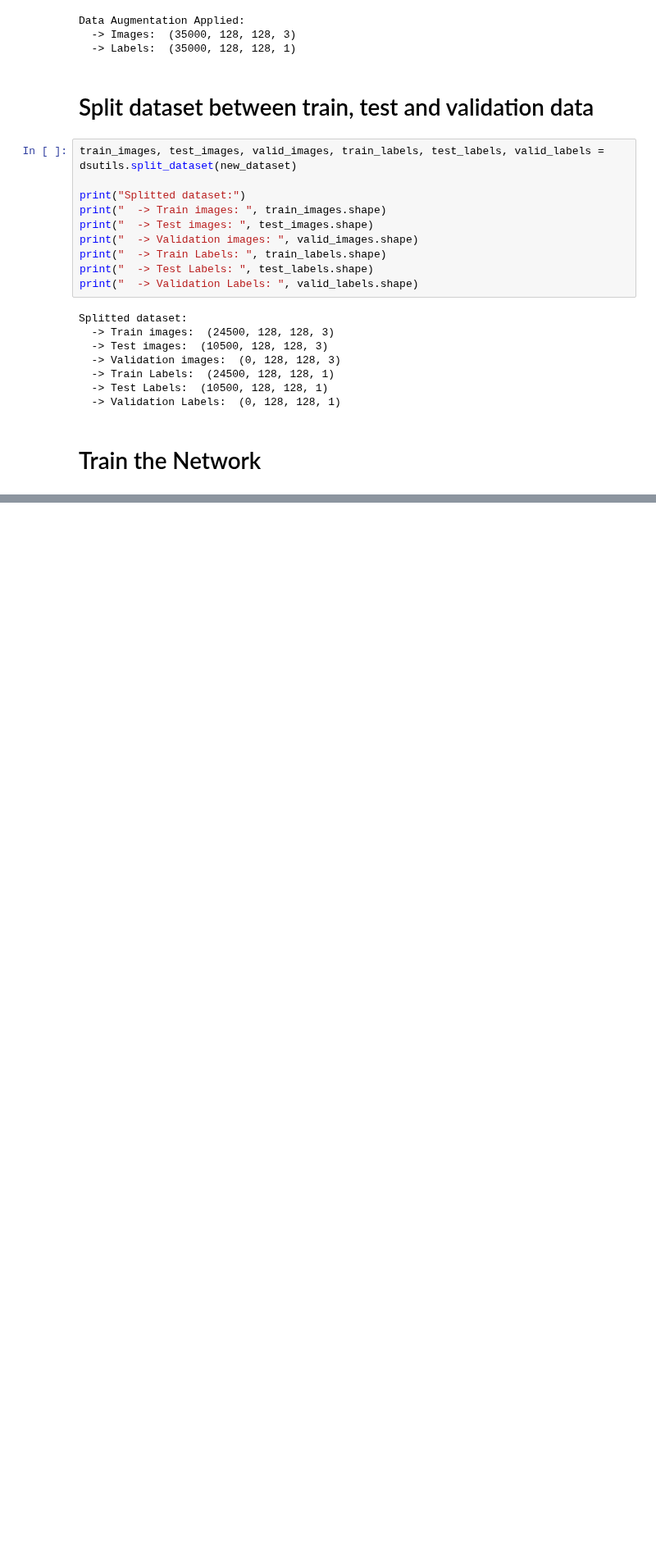
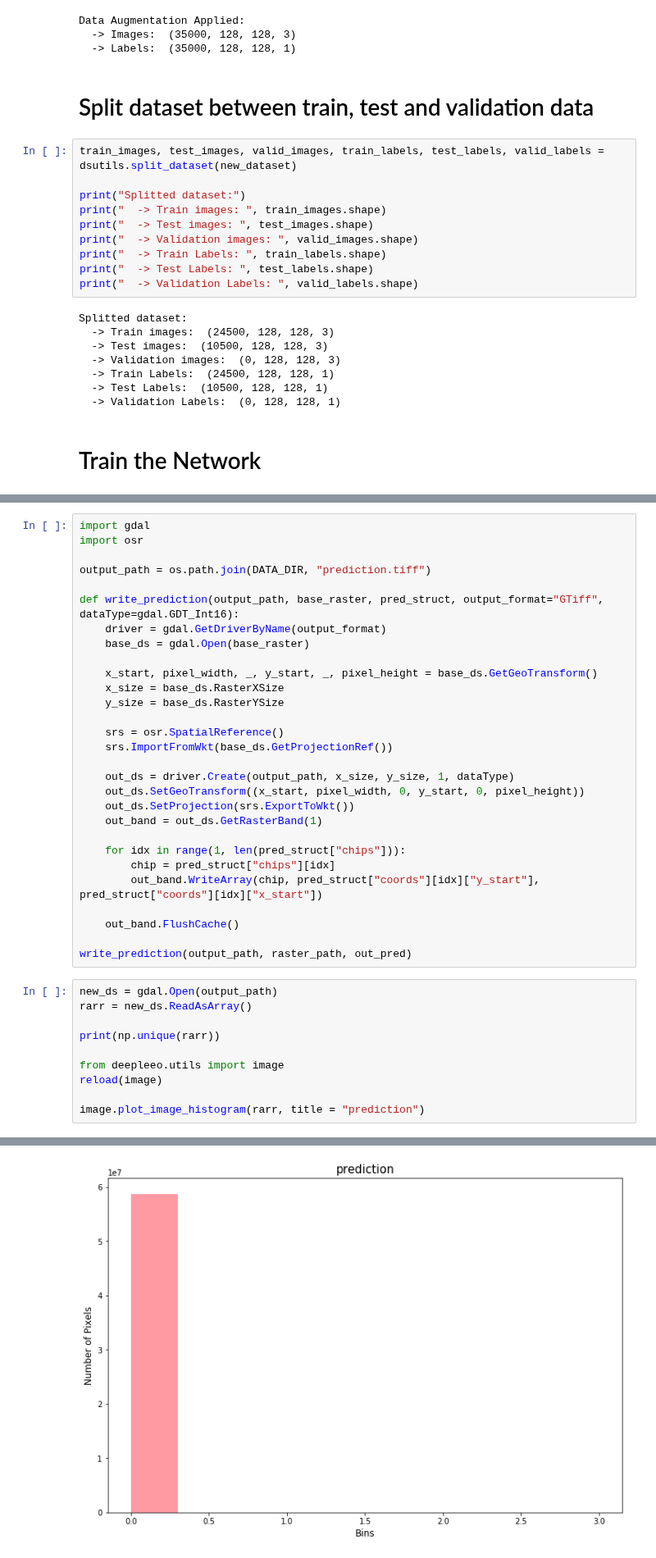
Before and after one commit to rvmaretto/deepgeo, a Jupyter notebook: notebooks/train_fcn.ipynb, the cells around one changed output, grey strips where cells are left out. Shown at 82% size. Drawn from its saved outputs; the diff is of its cells as text; blank space fills up the shorter version.

```diff
--- a/notebooks/train_fcn.ipynb
+++ b/notebooks/train_fcn.ipynb
@@ -170,0 +182,40 @@ Classifying image with structure  (3660, 128, 128, 3) ...
+# %%
+import gdal
+import osr
+
+output_path = os.path.join(DATA_DIR, "prediction.tiff")
+
+def write_prediction(output_path, base_raster, pred_struct, output_format="GTiff", dataType=gdal.GDT_Int16):
+    driver = gdal.GetDriverByName(output_format)
+    base_ds = gdal.Open(base_raster)
+
+    x_start, pixel_width, _, y_start, _, pixel_height = base_ds.GetGeoTransform()
+    x_size = base_ds.RasterXSize
+    y_size = base_ds.RasterYSize
+
+    srs = osr.SpatialReference()
+    srs.ImportFromWkt(base_ds.GetProjectionRef())
+
+    out_ds = driver.Create(output_path, x_size, y_size, 1, dataType)
+    out_ds.SetGeoTransform((x_start, pixel_width, 0, y_start, 0, pixel_height))
+    out_ds.SetProjection(srs.ExportToWkt())
+    out_band = out_ds.GetRasterBand(1)
+
+    for idx in range(1, len(pred_struct["chips"])):
+        chip = pred_struct["chips"][idx]
+        out_band.WriteArray(chip, pred_struct["coords"][idx]["y_start"], pred_struct["coords"][idx]["x_start"])
+
+    out_band.FlushCache()
+
+write_prediction(output_path, raster_path, out_pred)
+# %%
+new_ds = gdal.Open(output_path)
+rarr = new_ds.ReadAsArray()
+
+print(np.unique(rarr))
+
+from deepleeo.utils import image
+reload(image)
+
+image.plot_image_histogram(rarr, title = "prediction")
+# %% [output]
@@ -170,0 +223 @@ Classifying image with structure  (3660, 128, 128, 3) ...
+[figure, added]
```
Also changed, not shown: parts of 8 cells of this notebook, 1 other file.
